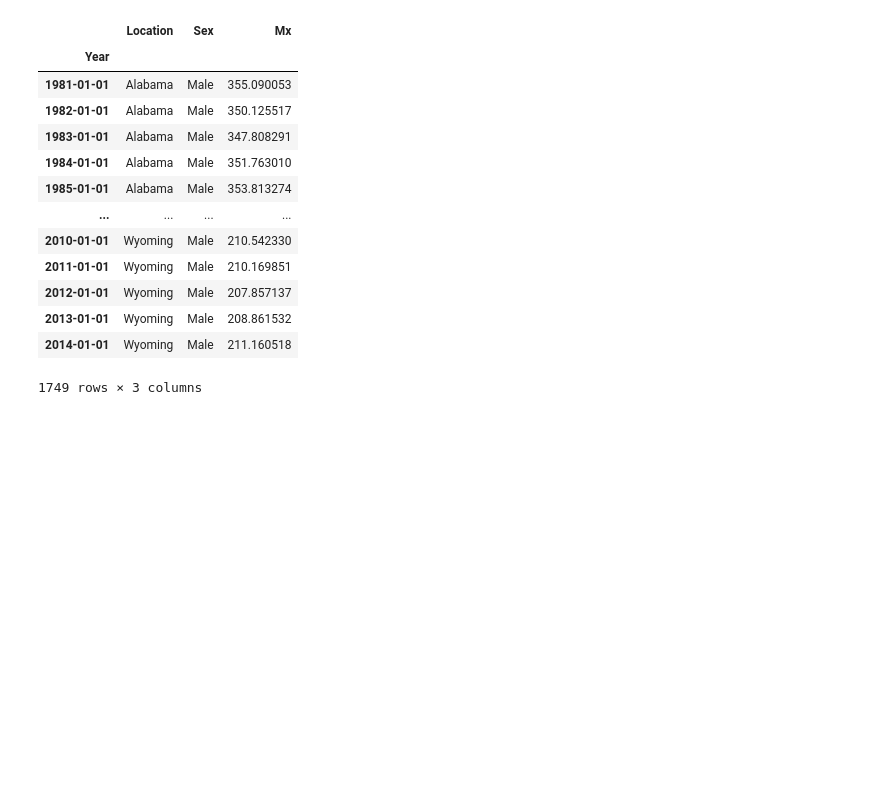
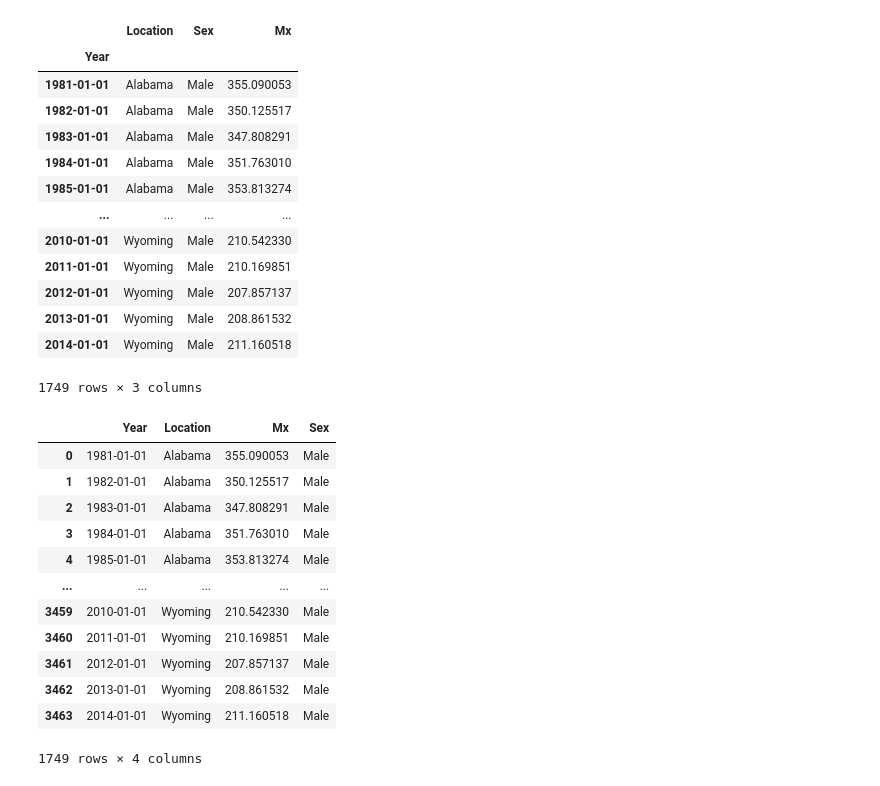
Before and after one commit to reiderwin/project3, a Jupyter notebook: testing/plotly_barchart_data.ipynb, the cells around one changed output. Saved outputs shown, nothing was run; the diff lists cells and outputs as text; code cells hidden in the pictures; blank space fills up the shorter version.

```diff
--- a/testing/plotly_barchart_data.ipynb
+++ b/testing/plotly_barchart_data.ipynb
@@ -142,3 +142,21 @@ df3.set_index("Year")
 | 2013-01-01 | Wyoming | Male | 208.861532 |
 | 2014-01-01 | Wyoming | Male | 211.160518 |
 1749 rows × 3 columns
+# %%
+df3 = df3[["Year", "Location", "Mx", "Sex"]]
+# %%
+df3
+# %% [output]
+|  | Year | Location | Mx | Sex |
+| 0 | 1981-01-01 | Alabama | 355.090053 | Male |
+| 1 | 1982-01-01 | Alabama | 350.125517 | Male |
+| 2 | 1983-01-01 | Alabama | 347.808291 | Male |
+| 3 | 1984-01-01 | Alabama | 351.763010 | Male |
+| 4 | 1985-01-01 | Alabama | 353.813274 | Male |
+| ... | ... | ... | ... | ... |
+| 3459 | 2010-01-01 | Wyoming | 210.542330 | Male |
+| 3460 | 2011-01-01 | Wyoming | 210.169851 | Male |
+| 3461 | 2012-01-01 | Wyoming | 207.857137 | Male |
+| 3462 | 2013-01-01 | Wyoming | 208.861532 | Male |
+| 3463 | 2014-01-01 | Wyoming | 211.160518 | Male |
+1749 rows × 4 columns
```
Also changed, not shown: parts of 3 cells of this notebook, 1 other file.
